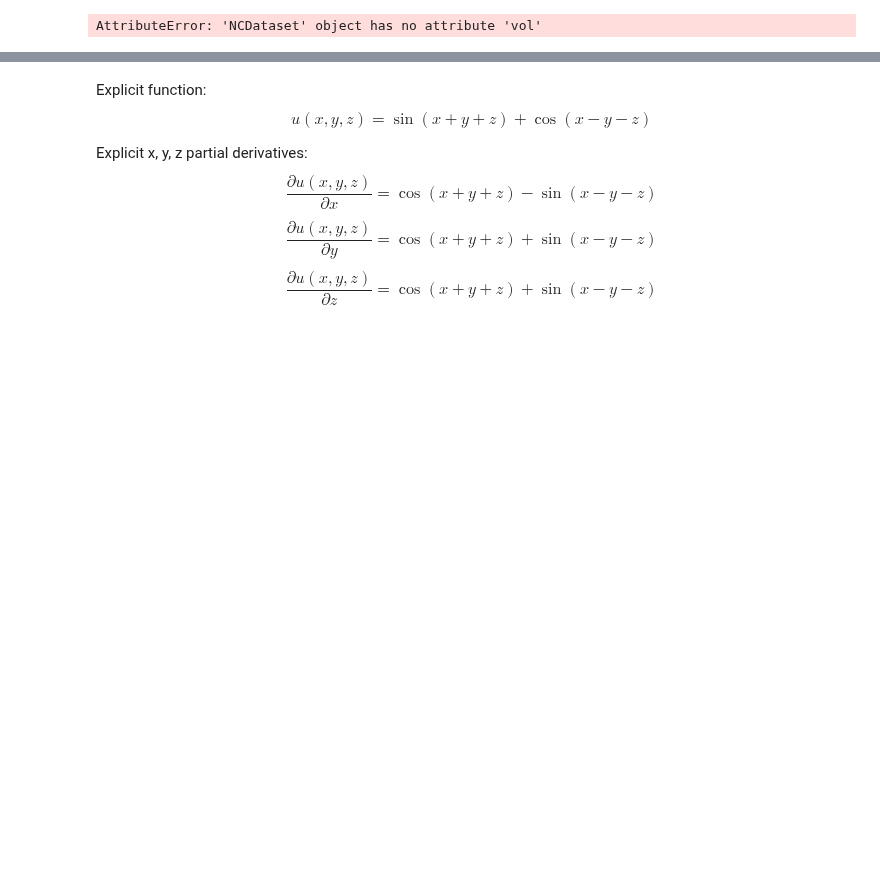
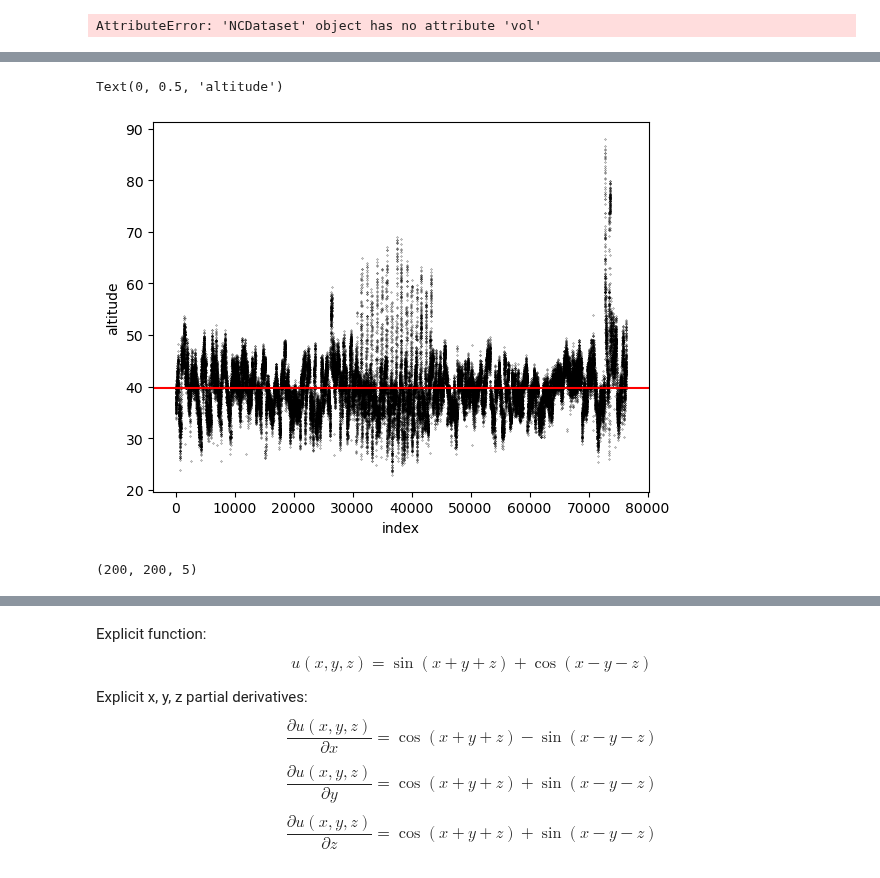
Before and after one commit to LSgeo/ImplicitGeo, a Jupyter notebook: GeoINR3D.ipynb, the cells around one changed output, grey strips where cells are left out. Drawn from its saved outputs; the diff is of its cells as text; code cells hidden in the pictures; blank space fills up the shorter version.

```diff
--- a/GeoINR3D.ipynb
+++ b/GeoINR3D.ipynb
@@ -459 +490,17 @@ tensor(-0.4837)
+# %%
+ncd = netCDF4.Dataset("/home/luke/PhD/ch3/implicitgeo/data/P864-line-magnetic-AWAGS_MAG_2010.nc", "r")
+
+i = ncd.variables["altitude"][:]
+plt.scatter(np.arange(len(i)), i, s=0.05, c="k")
+plt.axhline(i.mean(), c="r")
+# plt.title(f"norm mean {((1 - -1) * ((i - i.min()) / (i.max() - i.min())) - 1).mean()}")
+plt.xlabel("index")
+plt.ylabel("altitude")
+# %% [output]
+Text(0, 0.5, 'altitude')
+[figure, added]
+# %%
+new_u.shape
+# %% [output]
+(200, 200, 5)
 # %%
```
Also changed, not shown: parts of 10 cells of this notebook.
